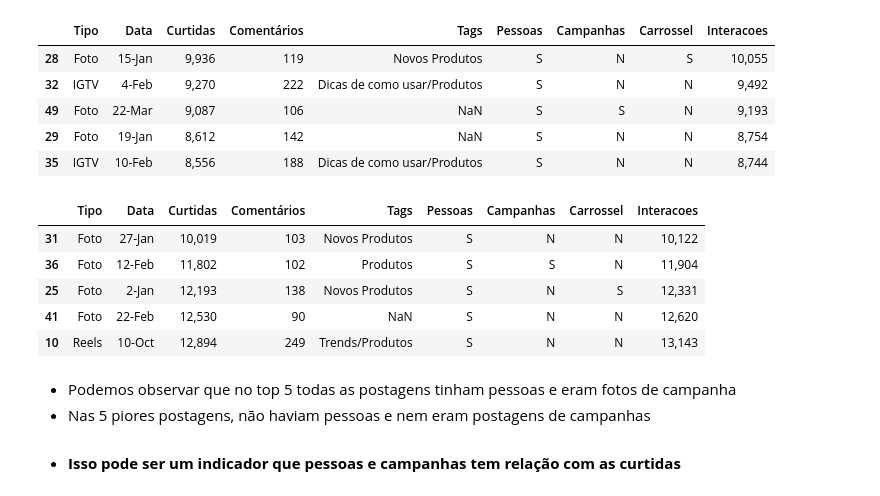
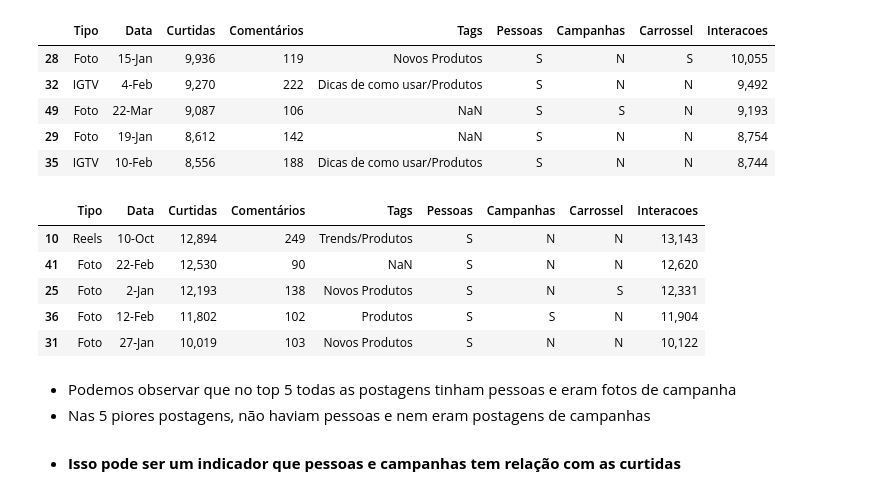
Before and after one commit to AdrianoR85/PYTHON, a Jupyter notebook: 04-Pandas/Analisando o engajamento do Instagram.ipynb, the cells around one changed output. Cells and saved outputs as stored; diff of their text form; code cells hidden in the pictures.

```diff
--- a/04-Pandas/Analisando o engajamento do Instagram.ipynb
+++ b/04-Pandas/Analisando o engajamento do Instagram.ipynb
@@ -184,14 +195,14 @@ base.sort_values(by="Curtidas",ascending=False).head()
 | 35 | IGTV | 10-Feb | 8,556 | 188 | Dicas de como usar/Produtos | S | N | N | 8,744 |
 # %%
 # Selecionando os 5 últimos valores
-base.sort_values(by="Curtidas",ascending=True).head()
+base.sort_values(by="Curtidas",ascending=False).tail()
 # %% [output]
 |  | Tipo | Data | Curtidas | Comentários | Tags | Pessoas | Campanhas | Carrossel | Interacoes |
+| 10 | Reels | 10-Oct | 12,894 | 249 | Trends/Produtos | S | N | N | 13,143 |
+| 41 | Foto | 22-Feb | 12,530 | 90 | NaN | S | N | N | 12,620 |
+| 25 | Foto | 2-Jan | 12,193 | 138 | Novos Produtos | S | N | S | 12,331 |
+| 36 | Foto | 12-Feb | 11,802 | 102 | Produtos | S | S | N | 11,904 |
 | 31 | Foto | 27-Jan | 10,019 | 103 | Novos Produtos | S | N | N | 10,122 |
-| 36 | Foto | 12-Feb | 11,802 | 102 | Produtos | S | S | N | 11,904 |
-| 25 | Foto | 2-Jan | 12,193 | 138 | Novos Produtos | S | N | S | 12,331 |
-| 41 | Foto | 22-Feb | 12,530 | 90 | NaN | S | N | N | 12,620 |
-| 10 | Reels | 10-Oct | 12,894 | 249 | Trends/Produtos | S | N | N | 13,143 |
 # %% [markdown]
 - Podemos observar que no top 5 todas as postagens tinham pessoas e eram fotos de campanha
 - Nas 5 piores postagens, não haviam pessoas e nem eram postagens de campanhas
```
Also changed, not shown: parts of 6 cells of this notebook, 5 other files.
